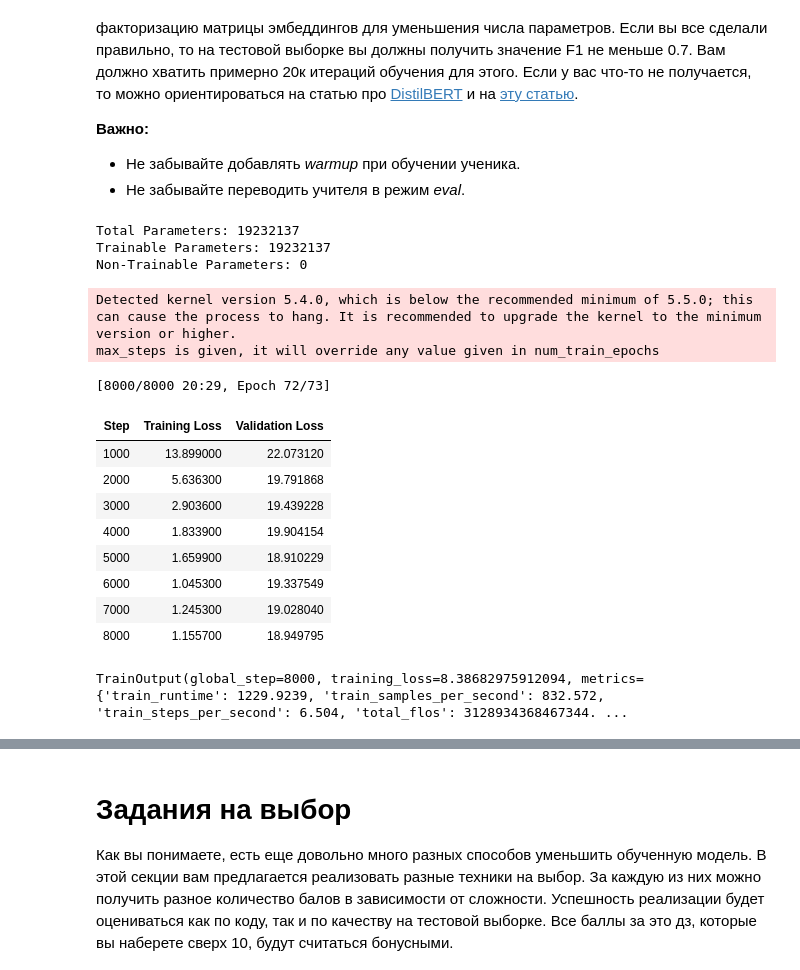
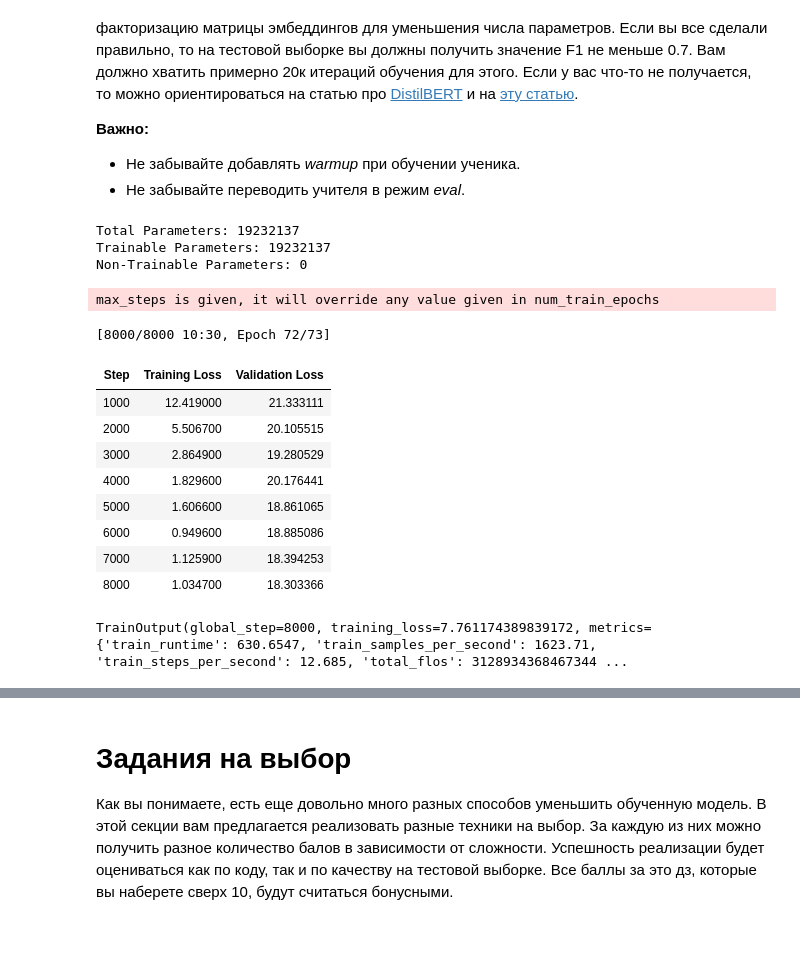
Before and after one commit to iyubondyrev/make_bert_small_again, a Jupyter notebook: main.ipynb, the cells around one changed output, grey strips where cells are left out. Saved outputs shown, nothing was run; the diff lists cells and outputs as text; code cells hidden in the pictures; blank space fills up the shorter version.

```diff
--- a/main.ipynb
+++ b/main.ipynb
@@ -386,7 +386,7 @@ from transformers import AutoModelForTokenClassification
 from utils import set_all_seeds, print_model_weights
 import torch
 
-set_all_seeds(1488)
+set_all_seeds(812)
 
 label_names = ['O', 'B-PER', 'I-PER', 'B-ORG', 'I-ORG', 'B-LOC', 'I-LOC', 'B-MISC', 'I-MISC']
 
@@ -417,47 +417,46 @@ training_args = TrainingArguments(
     output_dir="./results_student",
     evaluation_strategy="steps",
     eval_steps=1000,
-    learning_rate=3e-4,
+    learning_rate=4e-4,
     per_device_train_batch_size=128,
     per_device_eval_batch_size=64,
     max_steps=8000,
     weight_decay=0.01,
     logging_dir='./logs_student',
     logging_steps=50,
     warmup_steps=1000,
     save_steps=1000,
     report_to="none",
 )
 
 trainer = DistillationTrainer(
     model=student_model,
     args=training_args,
     train_dataset=tokenized_dataset["train"],
     eval_dataset=tokenized_dataset["validation"],
     tokenizer=tokenizer,
     data_collator=data_collator,
     teacher_model=teacher_model,
 )
 
 
 trainer.train()
 # %% [output]
 Total Parameters: 19232137
 Trainable Parameters: 19232137
 Non-Trainable Parameters: 0
-Detected kernel version 5.4.0, which is below the recommended minimum of 5.5.0; this can cause the process to hang. It is recommended to upgrade the kernel to the minimum version or higher.
 max_steps is given, it will override any value given in num_train_epochs
-[8000/8000 20:29, Epoch 72/73]
+[8000/8000 10:30, Epoch 72/73]
 | Step | Training Loss | Validation Loss |
-| 1000 | 13.899000 | 22.073120 |
-| 2000 | 5.636300 | 19.791868 |
-| 3000 | 2.903600 | 19.439228 |
-| 4000 | 1.833900 | 19.904154 |
-| 5000 | 1.659900 | 18.910229 |
-| 6000 | 1.045300 | 19.337549 |
-| 7000 | 1.245300 | 19.028040 |
-| 8000 | 1.155700 | 18.949795 |
+| 1000 | 12.419000 | 21.333111 |
+| 2000 | 5.506700 | 20.105515 |
+| 3000 | 2.864900 | 19.280529 |
+| 4000 | 1.829600 | 20.176441 |
+| 5000 | 1.606600 | 18.861065 |
+| 6000 | 0.949600 | 18.885086 |
+| 7000 | 1.125900 | 18.394253 |
+| 8000 | 1.034700 | 18.303366 |
-TrainOutput(global_step=8000, training_loss=8.38682975912094, metrics={'train_runtime': 1229.9239, 'train_samples_per_second': 832.572, 'train_steps_per_second': 6.504, 'total_flos': 3128934368467344. ...
+TrainOutput(global_step=8000, training_loss=7.761174389839172, metrics={'train_runtime': 630.6547, 'train_samples_per_second': 1623.71, 'train_steps_per_second': 12.685, 'total_flos': 3128934368467344 ...
 # %%
 compute_f1_on_dataset(student_model, tokenized_dataset["test"], tokenizer=tokenizer)
 # %% [output]
```
Also changed, not shown: parts of 1 cell of this notebook.
